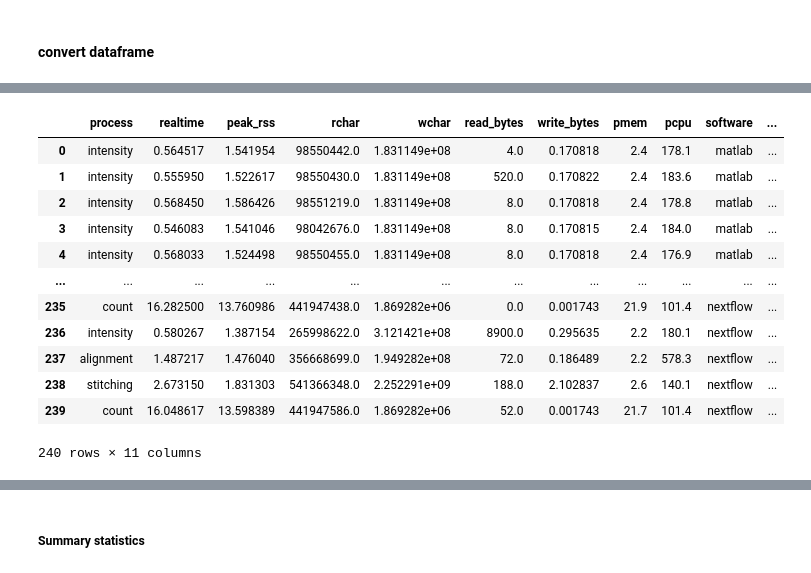
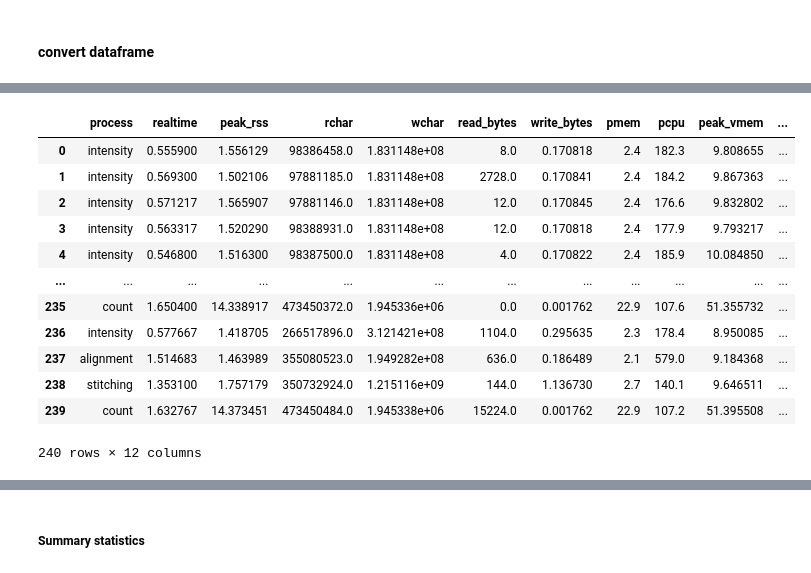
Before and after one commit to CaroAMN/rescue_orphan_code_results, a Jupyter notebook: resource_usage/scaling_results.ipynb, the cells around one changed output, grey strips where cells are left out. Cells and saved outputs as stored; diff of their text form; code cells hidden in the pictures.

```diff
--- a/resource_usage/scaling_results.ipynb
+++ b/resource_usage/scaling_results.ipynb
@@ -274,7 +299,7 @@ matlab_df
 nextflow_id_df = pd.DataFrame(columns=['replicate','process', 'hash/id'])
 # fill the df with the values from the files by iterating over the replicates and processes
 for i in replicate_indices:
-    file_pattern = f'nextflow/replicate_{i}/pipeline_info/execution_trace_*.txt'
+    file_pattern = f'{res_base_path}/nextflow/replicate_{i}/pipeline_info/execution_trace_*.txt'
     file_list = glob.glob(file_pattern)
     if file_list:
         df = pd.read_csv(file_list[0], sep='\t')
@@ -304,6 +329,7 @@ nextflow_id_df['read_bytes'] = np.nan
 nextflow_id_df['write_bytes'] = np.nan
 nextflow_id_df['pmem'] = np.nan
 nextflow_id_df['pcpu'] = np.nan
+nextflow_id_df['peak_vmem'] = np.nan
 # %%
 # now iterating over the  rows in the dataframe, getting into the work dir and from the hash in the dataframe into the right sub dir to finde there the trace file and add real time and peak rss to the dataframe for the specific hash
 for index, row in nextflow_id_df.iterrows():
@@ -312,7 +338,7 @@ for index, row in nextflow_id_df.iterrows():
     hash_id = row['hash/id']
 
     # Construct the path to the trace file with glob pattern to find the trace file in the right subdir
-    trace_file_pattern = f'nextflow/replicate_{replicate}/work/{hash_id}*/.command.trace'
+    trace_file_pattern = f'{res_base_path}/nextflow/replicate_{replicate}/work/{hash_id}*/.command.trace'
     trace_file_path = glob.glob(trace_file_pattern)
     if trace_file_path:
         with open(trace_file_path[0], 'r') as f:
@@ -342,6 +368,9 @@ for index, row in nextflow_id_df.iterrows():
                 if '%cpu' in line:
                     cpu_value = float(line.split('%cpu=')[1].strip())
                     nextflow_id_df.at[index, 'pcpu'] = cpu_value
+                if 'peak_vmem' in line:
+                    peak_vmem_value = float(line.split('peak_vmem=')[1].strip())
+                    nextflow_id_df.at[index, 'peak_vmem'] = peak_vmem_value
 # %%
 nextflow_id_df
 # %% [output]
@@ -403,6 +428,6 @@ combined_df
 # %%
 
 #read in the saved combinde dataframe from csv .
-raw_benchmark_df = pd.read_csv('/mnt/ssd/performance_benchmark/benchmark_results.csv')
+raw_benchmark_df = pd.read_csv(f'{res_base_path}/benchmark-correct_results.csv')
 raw_benchmark_df
 # %% [output]
@@ -422,27 +447,30 @@ raw_benchmark_df
 # %%
 # convert realtime from miliseconds to seconds and peak_rss from bytes to gb
 benchmark_df = raw_benchmark_df.copy()
 benchmark_df['realtime'] = benchmark_df['realtime'] / 60000
 benchmark_df['peak_rss'] = benchmark_df['peak_rss'] / (1024 * 1024) # GB --> raw in KB
 benchmark_df['read_bytes'] = benchmark_df['read_bytes'] / (1024 ) # KB --> raw in bytes
-benchmark_df['write_bytes'] = benchmark_df['write_bytes'] / (1024 * 1024 * 1024) # GB --> raw in bytes
+benchmark_df['write_bytes'] = benchmark_df['write_bytes'] / (1024 * 1024 * 1024) # GiB --> raw in bytes
 benchmark_df['pcpu'] = benchmark_df['pcpu'] / 10
 benchmark_df['pmem'] = benchmark_df['pmem'] / 10
+benchmark_df['rchar'] = benchmark_df['rchar']
+benchmark_df['wchar'] = benchmark_df['wchar']
+benchmark_df['peak_vmem'] = benchmark_df['peak_vmem'] / (1024 * 1024) # GiB --> raw in KB
 benchmark_df
 # %% [output]
-|  | process | realtime | peak_rss | rchar | wchar | read_bytes | write_bytes | pmem | pcpu | software | ... |
-| 0 | intensity | 0.564517 | 1.541954 | 98550442.0 | 1.831149e+08 | 4.0 | 0.170818 | 2.4 | 178.1 | matlab | ... |
-| 1 | intensity | 0.555950 | 1.522617 | 98550430.0 | 1.831149e+08 | 520.0 | 0.170822 | 2.4 | 183.6 | matlab | ... |
-| 2 | intensity | 0.568450 | 1.586426 | 98551219.0 | 1.831149e+08 | 8.0 | 0.170818 | 2.4 | 178.8 | matlab | ... |
-| 3 | intensity | 0.546083 | 1.541046 | 98042676.0 | 1.831149e+08 | 8.0 | 0.170815 | 2.4 | 184.0 | matlab | ... |
-| 4 | intensity | 0.568033 | 1.524498 | 98550455.0 | 1.831149e+08 | 8.0 | 0.170818 | 2.4 | 176.9 | matlab | ... |
+|  | process | realtime | peak_rss | rchar | wchar | read_bytes | write_bytes | pmem | pcpu | peak_vmem | ... |
+| 0 | intensity | 0.555900 | 1.556129 | 98386458.0 | 1.831148e+08 | 8.0 | 0.170818 | 2.4 | 182.3 | 9.808655 | ... |
+| 1 | intensity | 0.569300 | 1.502106 | 97881185.0 | 1.831148e+08 | 2728.0 | 0.170841 | 2.4 | 184.2 | 9.867363 | ... |
+| 2 | intensity | 0.571217 | 1.565907 | 97881146.0 | 1.831148e+08 | 12.0 | 0.170845 | 2.4 | 176.6 | 9.832802 | ... |
+| 3 | intensity | 0.563317 | 1.520290 | 98388931.0 | 1.831148e+08 | 12.0 | 0.170818 | 2.4 | 177.9 | 9.793217 | ... |
+| 4 | intensity | 0.546800 | 1.516300 | 98387500.0 | 1.831148e+08 | 4.0 | 0.170822 | 2.4 | 185.9 | 10.084850 | ... |
 | ... | ... | ... | ... | ... | ... | ... | ... | ... | ... | ... | ... |
-| 235 | count | 16.282500 | 13.760986 | 441947438.0 | 1.869282e+06 | 0.0 | 0.001743 | 21.9 | 101.4 | nextflow | ... |
-| 236 | intensity | 0.580267 | 1.387154 | 265998622.0 | 3.121421e+08 | 8900.0 | 0.295635 | 2.2 | 180.1 | nextflow | ... |
-| 237 | alignment | 1.487217 | 1.476040 | 356668699.0 | 1.949282e+08 | 72.0 | 0.186489 | 2.2 | 578.3 | nextflow | ... |
-| 238 | stitching | 2.673150 | 1.831303 | 541366348.0 | 2.252291e+09 | 188.0 | 2.102837 | 2.6 | 140.1 | nextflow | ... |
-| 239 | count | 16.048617 | 13.598389 | 441947586.0 | 1.869282e+06 | 52.0 | 0.001743 | 21.7 | 101.4 | nextflow | ... |
+| 235 | count | 1.650400 | 14.338917 | 473450372.0 | 1.945336e+06 | 0.0 | 0.001762 | 22.9 | 107.6 | 51.355732 | ... |
+| 236 | intensity | 0.577667 | 1.418705 | 266517896.0 | 3.121421e+08 | 1104.0 | 0.295635 | 2.3 | 178.4 | 8.950085 | ... |
+| 237 | alignment | 1.514683 | 1.463989 | 355080523.0 | 1.949282e+08 | 636.0 | 0.186489 | 2.1 | 579.0 | 9.184368 | ... |
+| 238 | stitching | 1.353100 | 1.757179 | 350732924.0 | 1.215116e+09 | 144.0 | 1.136730 | 2.7 | 140.1 | 9.646511 | ... |
+| 239 | count | 1.632767 | 14.373451 | 473450484.0 | 1.945338e+06 | 15224.0 | 0.001762 | 22.9 | 107.2 | 51.395508 | ... |
-240 rows × 11 columns
+240 rows × 12 columns
 # %%
 # rename software
 #summary_stats = benchmark_df.groupby(['software', 'process']).agg({'realtime': ['mean', 'std'], 'peak_rss': ['mean', 'std'], 'read_bytes': ['mean', 'std'], 'write_bytes': ['mean', 'std'], 'pcpu': ['mean', 'std'], 'pmem': ['mean', 'std']})
```
Also changed, not shown: parts of 22 cells of this notebook, 6 other files.
